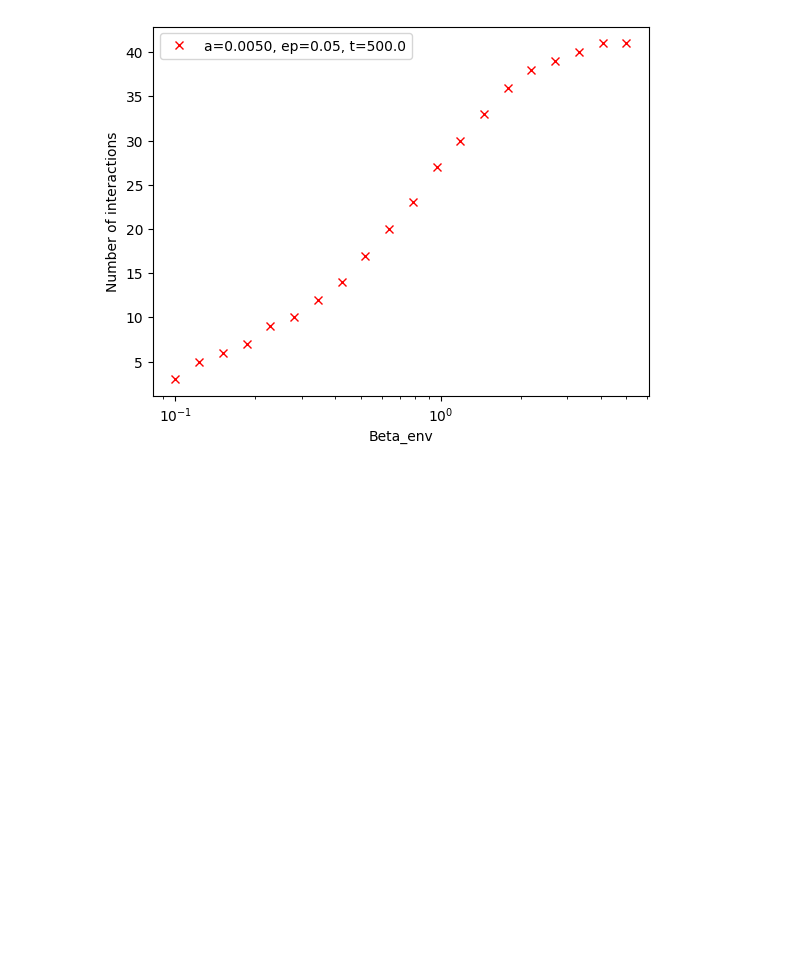
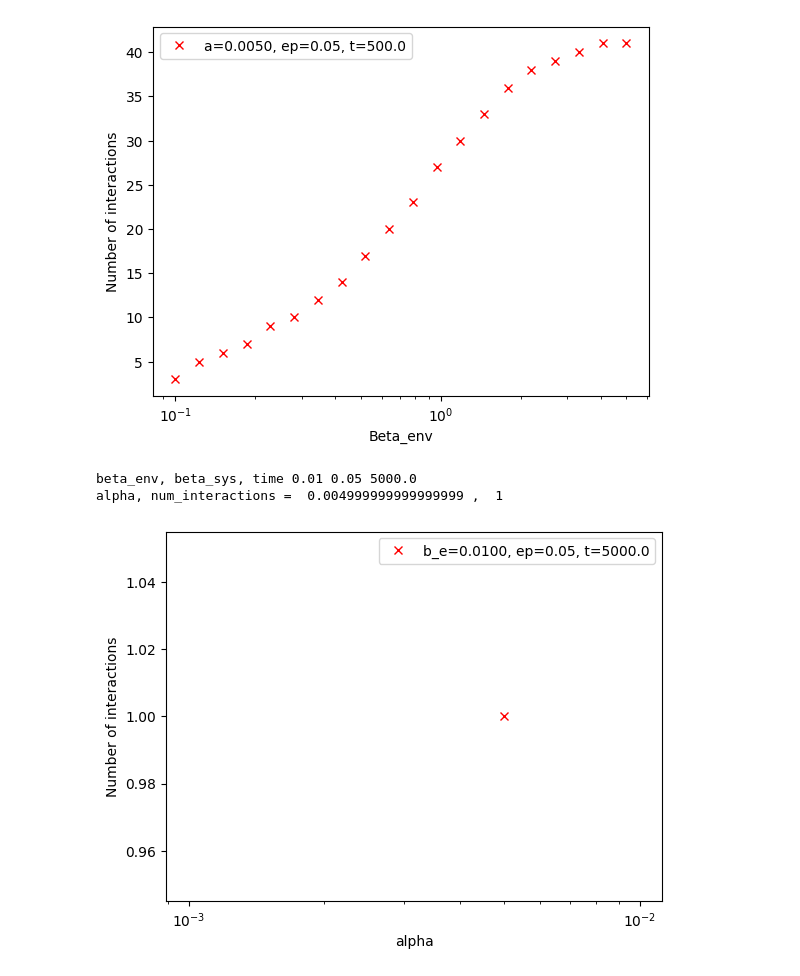
Before and after one commit to matthagan15/thermal_state_prep, a Jupyter notebook: numerics/analysis/fixed_epsilon.ipynb, the cells around one changed output. Cells and saved outputs as stored; diff of their text form; code cells hidden in the pictures; blank space fills up the shorter version.

```diff
--- a/numerics/analysis/fixed_epsilon.ipynb
+++ b/numerics/analysis/fixed_epsilon.ipynb
@@ -142,3 +142,34 @@ beta_env, num_interactions =  3.312310615921323 ,  40
 beta_env, num_interactions =  4.06958880964731 ,  41
 beta_env, num_interactions =  4.999999999999999 ,  41
 [figure]
+# %%
+
+fixed_params = [(beta_envs[0], epsilons[0], times[0])]
+fig = plt.figure()
+colors = ['r', 'b', 'g', 'black', 'orange']
+color_count = 0
+for ( beta_env_0, epsilon_0, time_0) in fixed_params:
+    print("beta_env, beta_sys, time", beta_env_0, epsilon_0, time_0)
+    x = []
+    y = []
+    yerr = []
+    for ix in range(len(inputs)):
+        (alpha, beta_env, epsilon, time) = inputs[ix]
+        (num_interactions, mean_dist, std_dist, dist_of_mean) = outputs[ix]
+        if beta_env == beta_env_0 and epsilon == epsilon_0 and time == time_0:
+            x.append(alphas[ix])
+            y.append(num_interactions)
+
+            print("alpha, num_interactions = ", alphas[ix], ", ", num_interactions)
+    plt.plot(x, y, marker='x', linestyle='none', label="b_e={:.4f}, ep={:.2f}, t={:.1f}".format(beta_env_0, epsilon_0, time_0), color=colors[color_count])
+    color_count += 1
+plt.xscale('log')
+# plt.yscale('log')
+plt.xlabel("alpha")
+plt.ylabel("Number of interactions")
+plt.legend()
+plt.show()
+# %% [output]
+beta_env, beta_sys, time 0.01 0.05 5000.0
+alpha, num_interactions =  0.004999999999999999 ,  1
+[figure, added]
```
Also changed, not shown: parts of 2 cells of this notebook, 4 other files.
